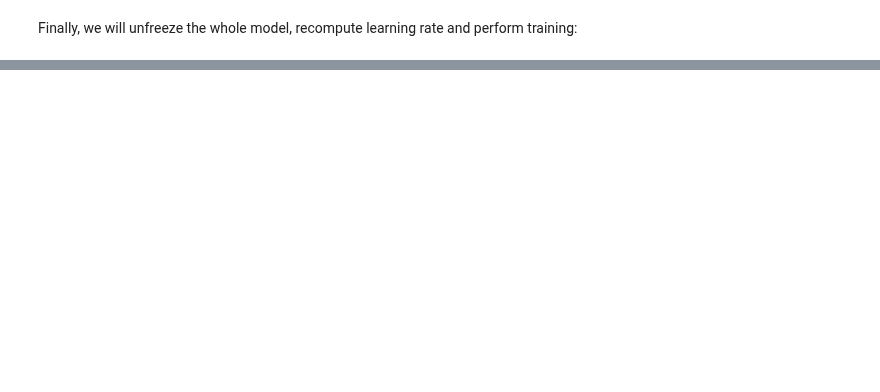
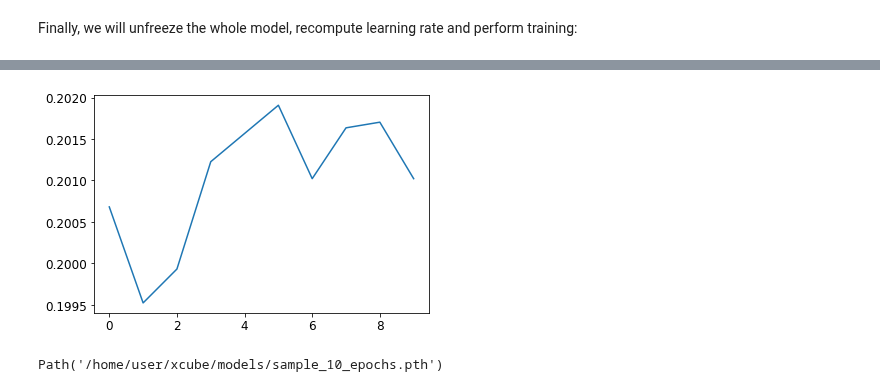
Before and after one commit to debjyotiSRoy/xcube_old, a Jupyter notebook: 02_models.ipynb, the cells around one changed output, grey strips where cells are left out. Cells and saved outputs as stored; diff of their text form; code cells hidden in the pictures; blank space fills up the shorter version.

```diff
--- a/02_models.ipynb
+++ b/02_models.ipynb
@@ -2120,0 +2182,8 @@ learn.fit_one_cycle(10)
+# %%
+plt.plot(L(learn.recorder.values).itemgot(2));
+# %% [output]
+[figure, added]
+# %%
+learn.save(path_model/'sample_10_epochs')
+# %% [output]
+Path('/home/user/xcube/models/sample_10_epochs.pth')
```
Also changed, not shown: parts of 29 cells of this notebook.
